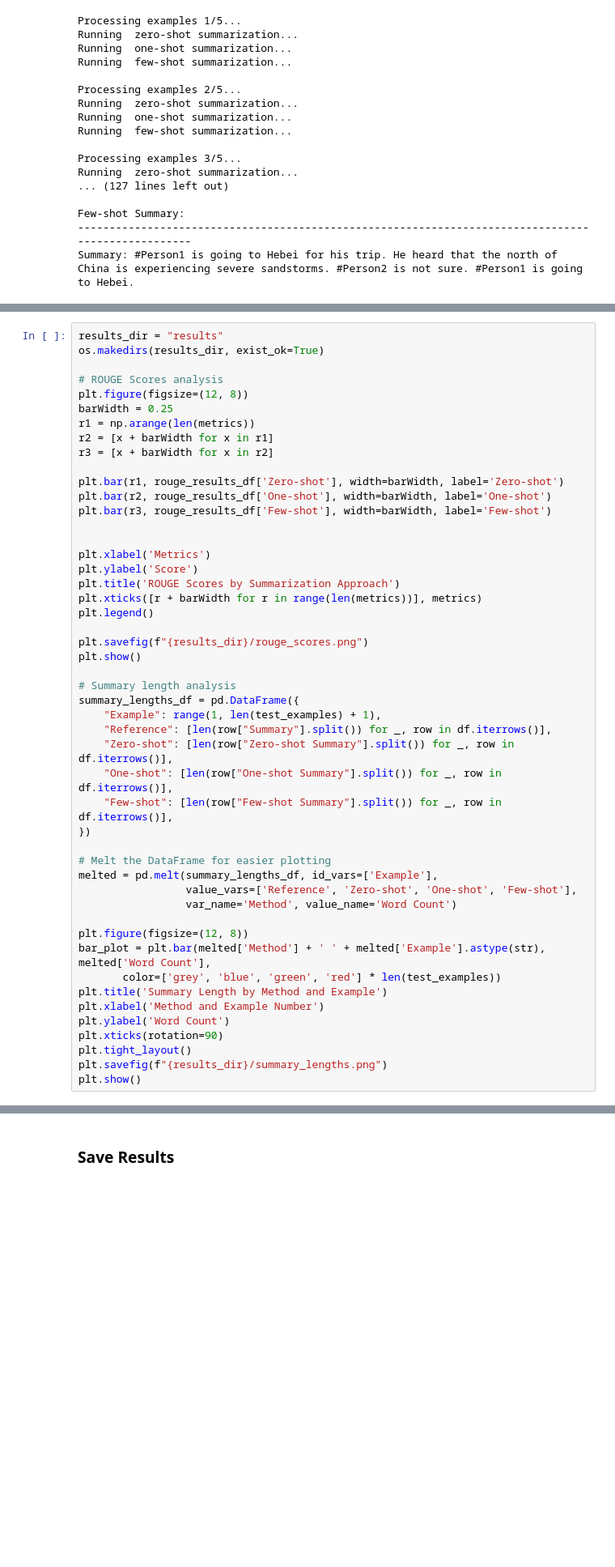
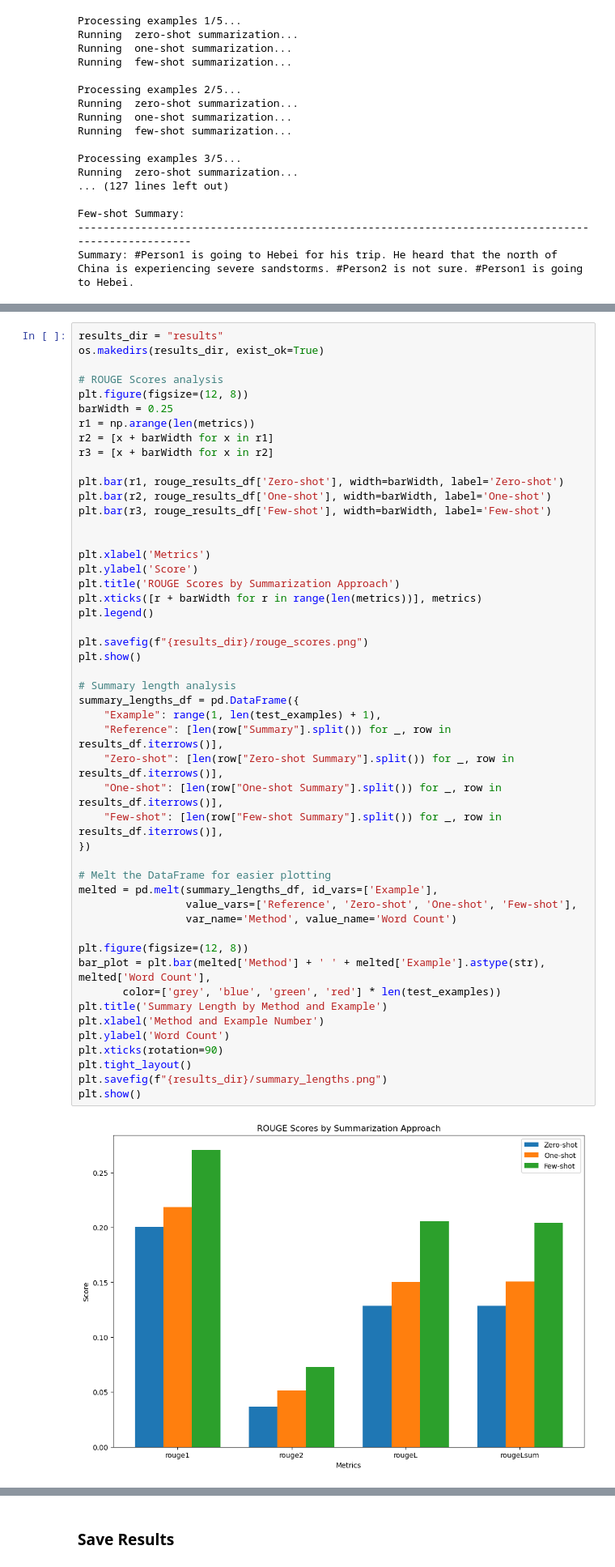
Before and after one commit to gabrielganzer/DialogueSummarizationGenAI, a Jupyter notebook: dialogue_summarization.ipynb, the cells around one changed output, grey strips where cells are left out. Shown at 81% size. Cells and saved outputs as stored; diff of their text form; blank space fills up the shorter version.

```diff
--- a/dialogue_summarization.ipynb
+++ b/dialogue_summarization.ipynb
@@ -379,34 +414,36 @@ plt.bar(r3, rouge_results_df['Few-shot'], width=barWidth, label='Few-shot')
 
 plt.xlabel('Metrics')
 plt.ylabel('Score')
 plt.title('ROUGE Scores by Summarization Approach')
 plt.xticks([r + barWidth for r in range(len(metrics))], metrics)
 plt.legend()
 
 plt.savefig(f"{results_dir}/rouge_scores.png")
 plt.show()
 
 # Summary length analysis
 summary_lengths_df = pd.DataFrame({
     "Example": range(1, len(test_examples) + 1),
-    "Reference": [len(row["Summary"].split()) for _, row in df.iterrows()],
-    "Zero-shot": [len(row["Zero-shot Summary"].split()) for _, row in df.iterrows()],
-    "One-shot": [len(row["One-shot Summary"].split()) for _, row in df.iterrows()],
-    "Few-shot": [len(row["Few-shot Summary"].split()) for _, row in df.iterrows()],
+    "Reference": [len(row["Summary"].split()) for _, row in results_df.iterrows()],
+    "Zero-shot": [len(row["Zero-shot Summary"].split()) for _, row in results_df.iterrows()],
+    "One-shot": [len(row["One-shot Summary"].split()) for _, row in results_df.iterrows()],
+    "Few-shot": [len(row["Few-shot Summary"].split()) for _, row in results_df.iterrows()],
 })
 
 # Melt the DataFrame for easier plotting
 melted = pd.melt(summary_lengths_df, id_vars=['Example'],
                  value_vars=['Reference', 'Zero-shot', 'One-shot', 'Few-shot'],
                  var_name='Method', value_name='Word Count')
 
 plt.figure(figsize=(12, 8))
 bar_plot = plt.bar(melted['Method'] + ' ' + melted['Example'].astype(str), melted['Word Count'],
        color=['grey', 'blue', 'green', 'red'] * len(test_examples))
 plt.title('Summary Length by Method and Example')
 plt.xlabel('Method and Example Number')
 plt.ylabel('Word Count')
 plt.xticks(rotation=90)
 plt.tight_layout()
 plt.savefig(f"{results_dir}/summary_lengths.png")
 plt.show()
+# %% [output]
+[figure, added]
```
Also changed, not shown: parts of 11 cells of this notebook.
